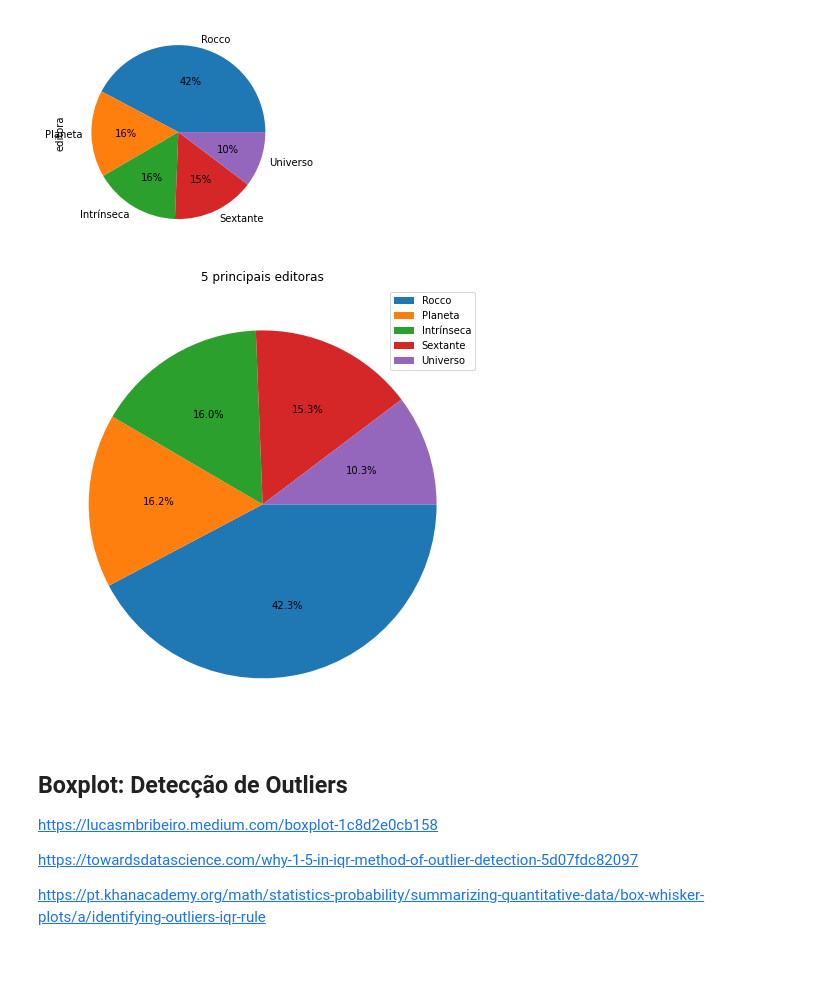
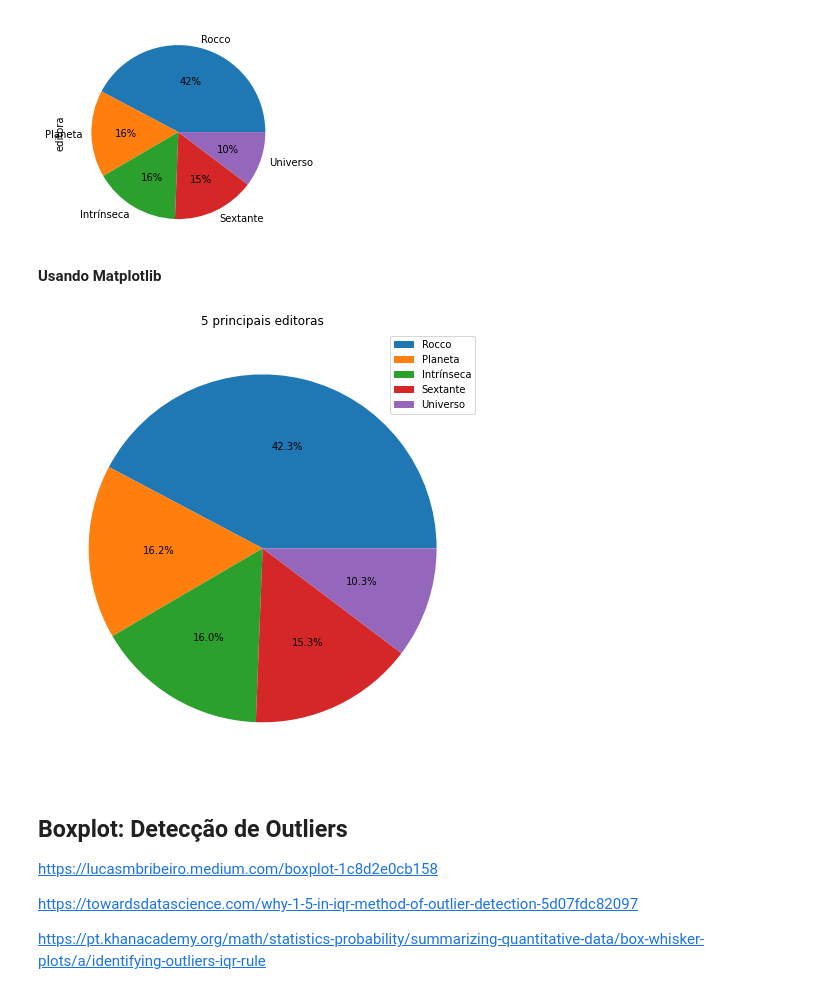
Before and after one commit to lauraemmanuella/DataScience, a Jupyter notebook: 3_AnaliseExploratoria.ipynb, the cells around one changed output. Drawn from its saved outputs; the diff is of its cells as text; code cells hidden in the pictures; blank space fills up the shorter version.

```diff
--- a/3_AnaliseExploratoria.ipynb
+++ b/3_AnaliseExploratoria.ipynb
@@ -251,17 +241,19 @@ dfSkoob['editora'].value_counts().head().plot.pie(autopct='%.0f%%')
 # %% [output]
 <matplotlib.axes._subplots.AxesSubplot at 0x...>
 [figure]
+# %% [markdown]
+**Usando Matplotlib**
 # %%
 dados = dfSkoob['editora'].value_counts().head()
 legenda = dados.index
 
 fig, ax1 = plt.subplots(figsize = (8,8))
-plt.pie(dados, autopct='%1.1f%%', counterclock=False)
+plt.pie(dados, autopct='%1.1f%%')
 plt.title('5 principais editoras')
 plt.legend(legenda,loc= 'upper right')
 plt.show()
 # %% [output]
-[figure, old version]
+[figure, new version]
 # %% [markdown]
 ## Boxplot: Detecção de Outliers
 
```
Also changed, not shown: parts of 30 cells of this notebook.
